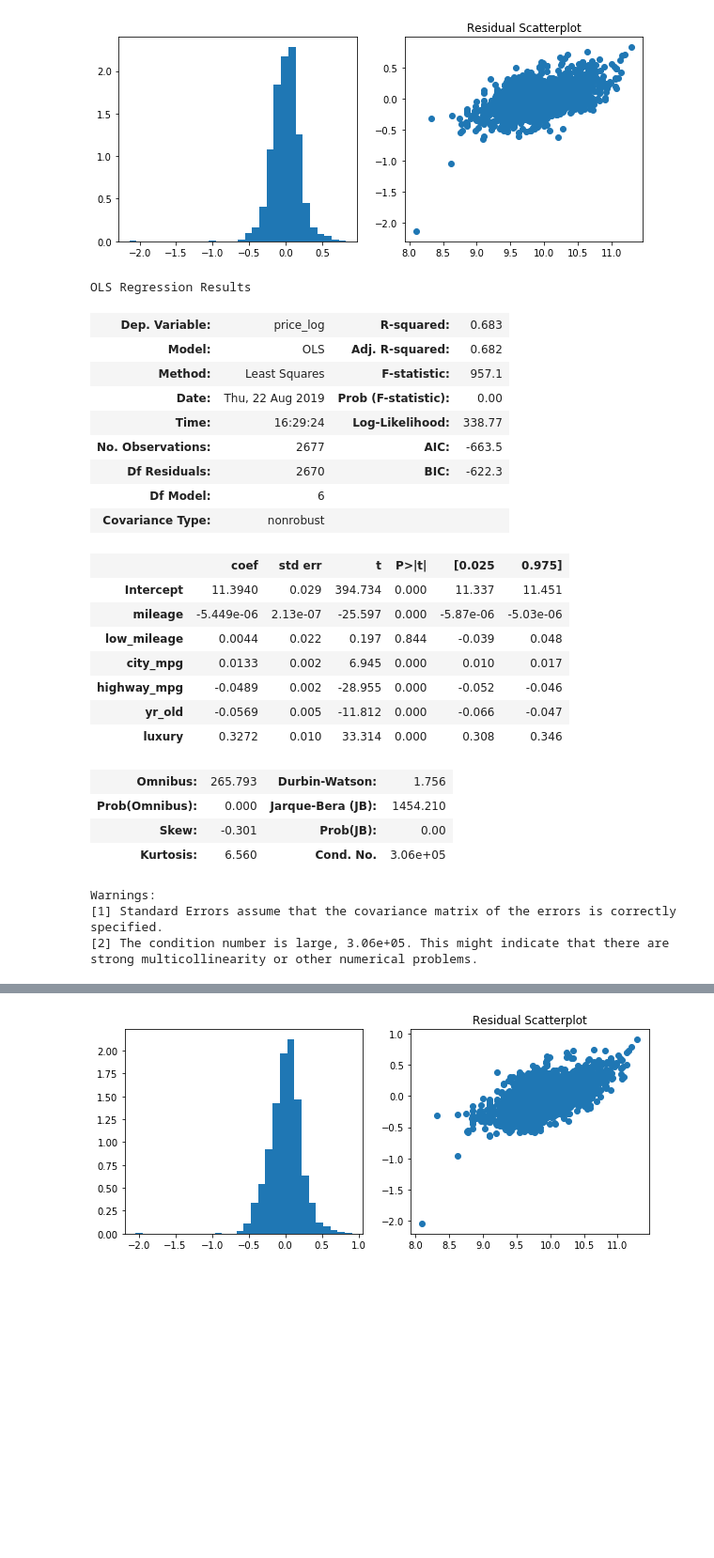
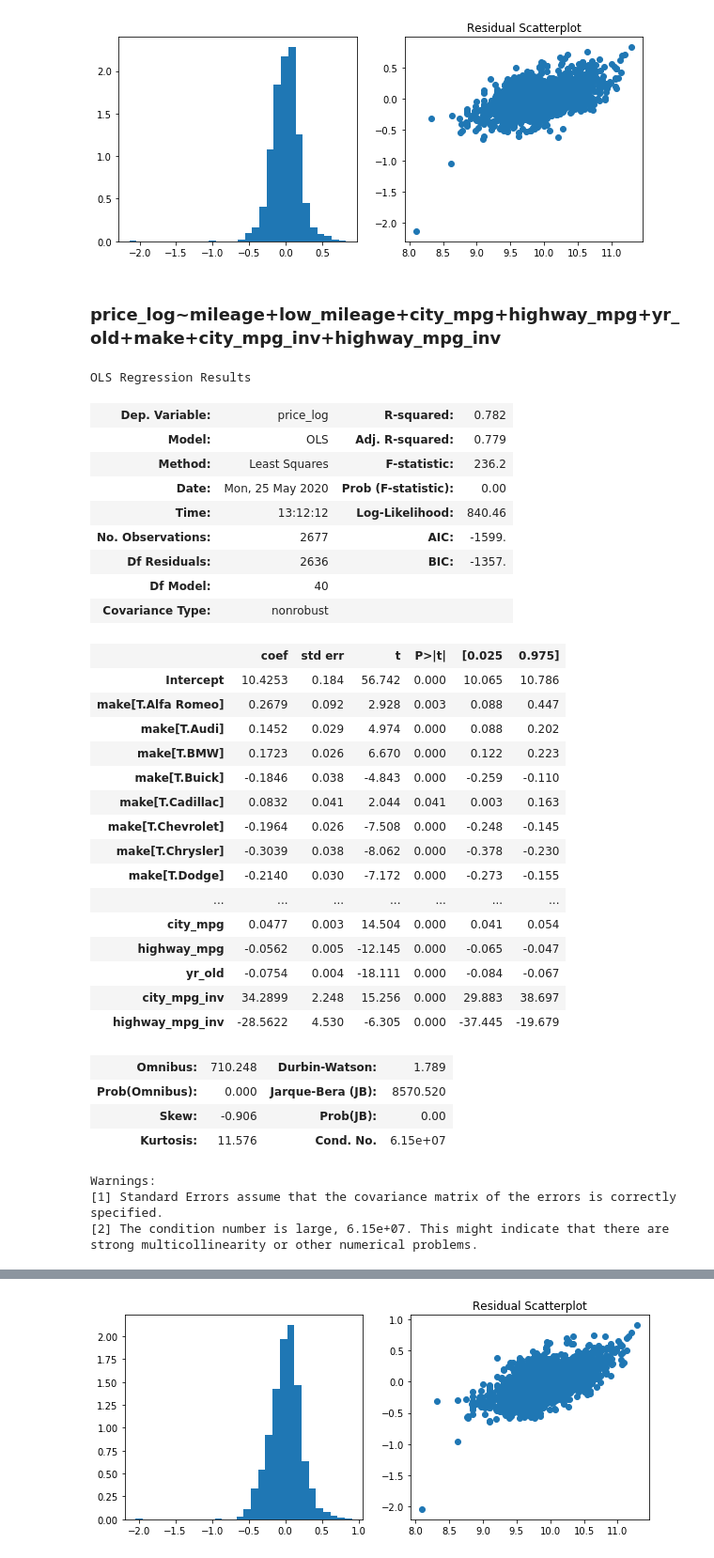
Before and after one commit to hamiltonchangcodes/Used_Car_Linear_Regression_Prediction, a Jupyter notebook: 03_EDA.ipynb, the cells around one changed output, grey strips where cells are left out. Shown at 94% size. Saved outputs shown, nothing was run; the diff lists cells and outputs as text; code cells hidden in the pictures; blank space fills up the shorter version.

```diff
--- a/03_EDA.ipynb
+++ b/03_EDA.ipynb
@@ -965,36 +973,46 @@ checkresiduals(df, 'price_log', price_log_low_model)
 [figure]
 # %%
 # Residual dispersion improved
+# %% [markdown]
+### price_log~mileage+low_mileage+city_mpg+highway_mpg+yr_old+make+city_mpg_inv+highway_mpg_inv
 # %%
 # Target: Log of Price vs Mileage, City_mpg, Highway_mpg, Years Old, Cars Considered as Luxurious and Cars with Milage <= 7500 mi
-price_log_lux_low_model = ols(formula='price_log~mileage+low_mileage+city_mpg+highway_mpg+yr_old+luxury', data=df).fit()
+price_log_lux_low_model = ols(formula='price_log~mileage+low_mileage+city_mpg+highway_mpg+yr_old+make+city_mpg_inv+highway_mpg_inv', data=df).fit()
 price_log_lux_low_model.summary()
 # %% [output]
 OLS Regression Results
-| Dep. Variable: | price_log | R-squared: | 0.683 |
-| Model: | OLS | Adj. R-squared: | 0.682 |
-| Method: | Least Squares | F-statistic: | 957.1 |
-| Date: | Thu, 22 Aug 2019 | Prob (F-statistic): | 0.00 |
-| Time: | 16:29:24 | Log-Likelihood: | 338.77 |
-| No. Observations: | 2677 | AIC: | -663.5 |
-| Df Residuals: | 2670 | BIC: | -622.3 |
-| Df Model: | 6 |  |  |
+| Dep. Variable: | price_log | R-squared: | 0.782 |
+| Model: | OLS | Adj. R-squared: | 0.779 |
+| Method: | Least Squares | F-statistic: | 236.2 |
+| Date: | Mon, 25 May 2020 | Prob (F-statistic): | 0.00 |
+| Time: | 13:12:12 | Log-Likelihood: | 840.46 |
+| No. Observations: | 2677 | AIC: | -1599. |
+| Df Residuals: | 2636 | BIC: | -1357. |
+| Df Model: | 40 |  |  |
 | Covariance Type: | nonrobust |  |  |
 |  | coef | std err | t | P>|t| | [0.025 | 0.975] |
-| Intercept | 11.3940 | 0.029 | 394.734 | 0.000 | 11.337 | 11.451 |
-| mileage | -5.449e-06 | 2.13e-07 | -25.597 | 0.000 | -5.87e-06 | -5.03e-06 |
-| low_mileage | 0.0044 | 0.022 | 0.197 | 0.844 | -0.039 | 0.048 |
-| city_mpg | 0.0133 | 0.002 | 6.945 | 0.000 | 0.010 | 0.017 |
-| highway_mpg | -0.0489 | 0.002 | -28.955 | 0.000 | -0.052 | -0.046 |
-| yr_old | -0.0569 | 0.005 | -11.812 | 0.000 | -0.066 | -0.047 |
-| luxury | 0.3272 | 0.010 | 33.314 | 0.000 | 0.308 | 0.346 |
+| Intercept | 10.4253 | 0.184 | 56.742 | 0.000 | 10.065 | 10.786 |
+| make[T.Alfa Romeo] | 0.2679 | 0.092 | 2.928 | 0.003 | 0.088 | 0.447 |
+| make[T.Audi] | 0.1452 | 0.029 | 4.974 | 0.000 | 0.088 | 0.202 |
+| make[T.BMW] | 0.1723 | 0.026 | 6.670 | 0.000 | 0.122 | 0.223 |
+| make[T.Buick] | -0.1846 | 0.038 | -4.843 | 0.000 | -0.259 | -0.110 |
+| make[T.Cadillac] | 0.0832 | 0.041 | 2.044 | 0.041 | 0.003 | 0.163 |
+| make[T.Chevrolet] | -0.1964 | 0.026 | -7.508 | 0.000 | -0.248 | -0.145 |
+| make[T.Chrysler] | -0.3039 | 0.038 | -8.062 | 0.000 | -0.378 | -0.230 |
+| make[T.Dodge] | -0.2140 | 0.030 | -7.172 | 0.000 | -0.273 | -0.155 |
+| ... | ... | ... | ... | ... | ... | ... |
+| city_mpg | 0.0477 | 0.003 | 14.504 | 0.000 | 0.041 | 0.054 |
+| highway_mpg | -0.0562 | 0.005 | -12.145 | 0.000 | -0.065 | -0.047 |
+| yr_old | -0.0754 | 0.004 | -18.111 | 0.000 | -0.084 | -0.067 |
+| city_mpg_inv | 34.2899 | 2.248 | 15.256 | 0.000 | 29.883 | 38.697 |
+| highway_mpg_inv | -28.5622 | 4.530 | -6.305 | 0.000 | -37.445 | -19.679 |
-| Omnibus: | 265.793 | Durbin-Watson: | 1.756 |
-| Prob(Omnibus): | 0.000 | Jarque-Bera (JB): | 1454.210 |
-| Skew: | -0.301 | Prob(JB): | 0.00 |
-| Kurtosis: | 6.560 | Cond. No. | 3.06e+05 |
+| Omnibus: | 710.248 | Durbin-Watson: | 1.789 |
+| Prob(Omnibus): | 0.000 | Jarque-Bera (JB): | 8570.520 |
+| Skew: | -0.906 | Prob(JB): | 0.00 |
+| Kurtosis: | 11.576 | Cond. No. | 6.15e+07 |
 Warnings:
 [1] Standard Errors assume that the covariance matrix of the errors is correctly specified.
-[2] The condition number is large, 3.06e+05. This might indicate that there are
+[2] The condition number is large, 6.15e+07. This might indicate that there are
 strong multicollinearity or other numerical problems.
 # %%
 checkresiduals(df, 'price_log', price_log_lux_low_model)
```
Also changed, not shown: parts of 19 cells of this notebook.
